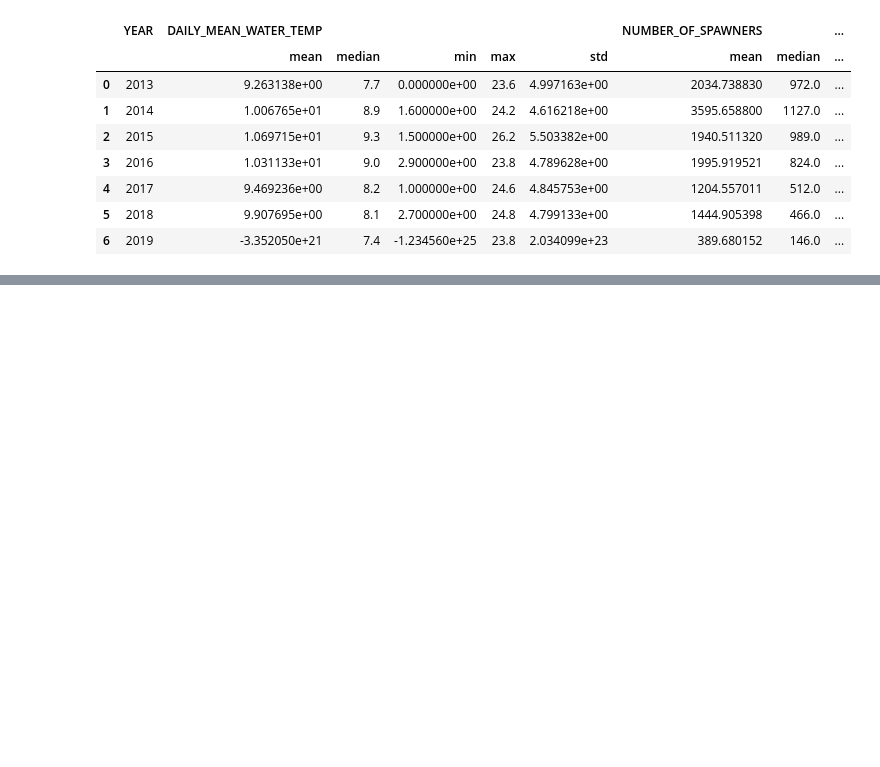
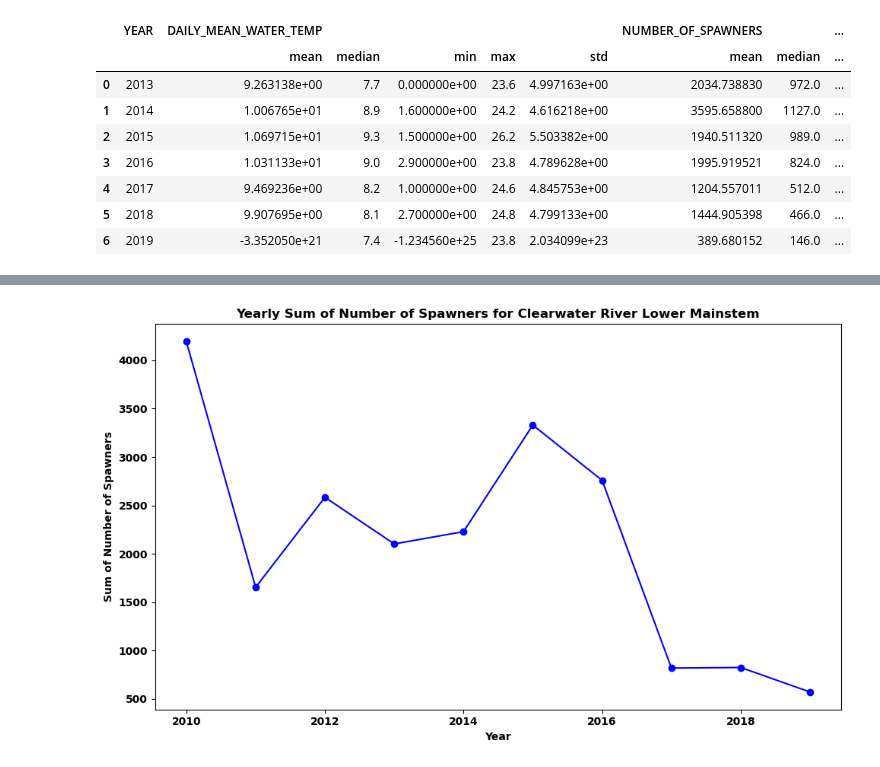
Before and after one commit to jackthomas1430/Project_3_Fish, a Jupyter notebook: Nicole's visuals/fish-notebook-final.ipynb, the cells around one changed output, grey strips where cells are left out. Drawn from its saved outputs; the diff is of its cells as text; code cells hidden in the pictures; blank space fills up the shorter version.

```diff
--- a/Nicole's visuals/fish-notebook-final.ipynb
+++ b/Nicole's visuals/fish-notebook-final.ipynb
@@ -236,0 +408,28 @@ season_statistics
+# %%
+import pandas as pd
+import matplotlib.pyplot as plt
+
+# Load the population data
+population_file_path = 'resources/Nicoles_population_data.xlsx'
+population_data = pd.read_excel(population_file_path, sheet_name='New Population Data')
+
+# Filter data for the "Clearwater River Lower Mainstem" population
+clearwater_data = population_data[population_data['POPULATION_NAME'] == 'Clearwater River Lower Mainstem']
+
+# Group by year and sum the NUMBER_OF_SPAWNERS
+yearly_spawners = clearwater_data.groupby('YEAR')['NUMBER_OF_SPAWNERS'].sum().reset_index()
+
+# Plot the line graph
+plt.figure(figsize=(10, 6))
+plt.plot(yearly_spawners['YEAR'], yearly_spawners['NUMBER_OF_SPAWNERS'], marker='o', color='b')
+
+# Add labels and title
+plt.xlabel('Year')
+plt.ylabel('Sum of Number of Spawners')
+plt.title('Yearly Sum of Number of Spawners for Clearwater River Lower Mainstem')
+
+# Display the plot
+plt.tight_layout()
+plt.show()
+# %% [output]
+[figure, added]
```
Also changed, not shown: parts of 4 cells of this notebook.
